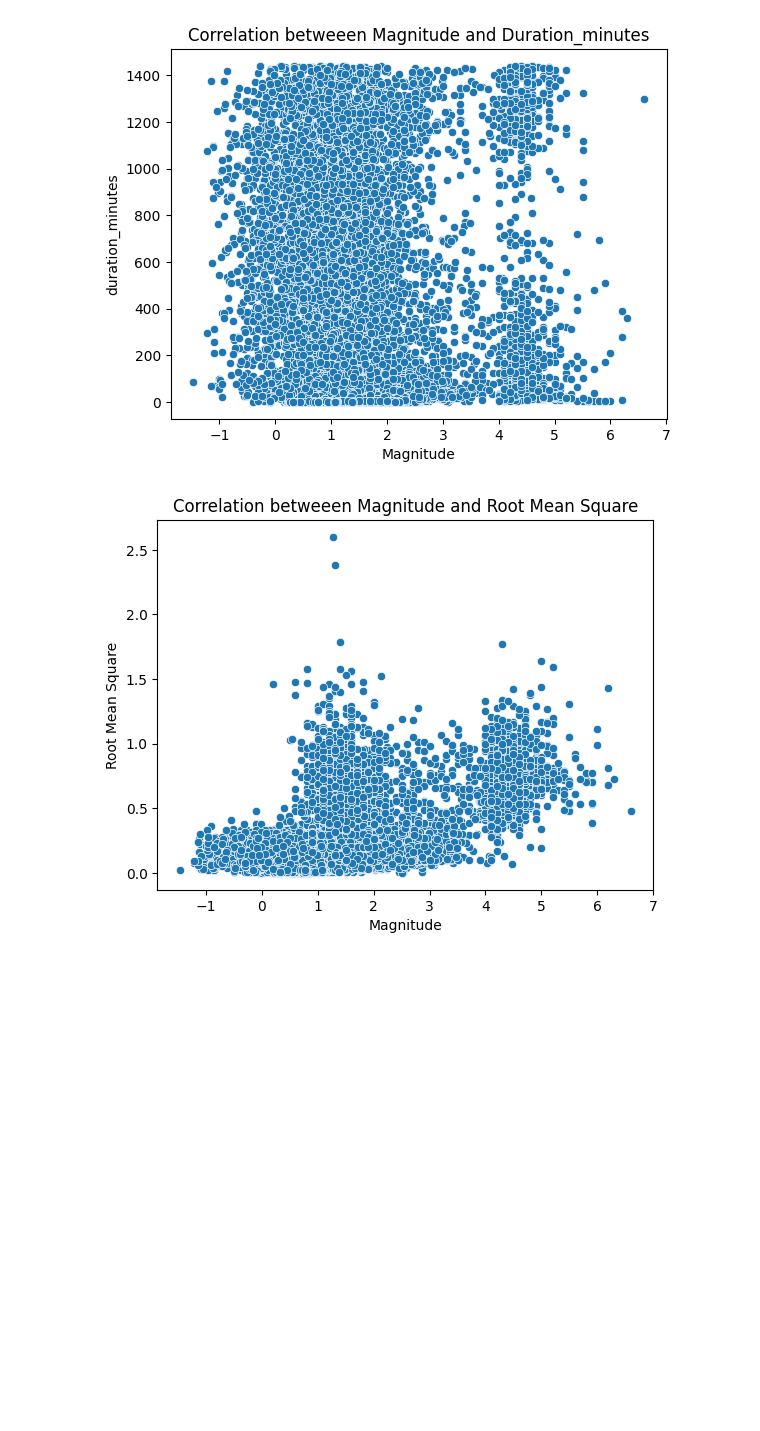
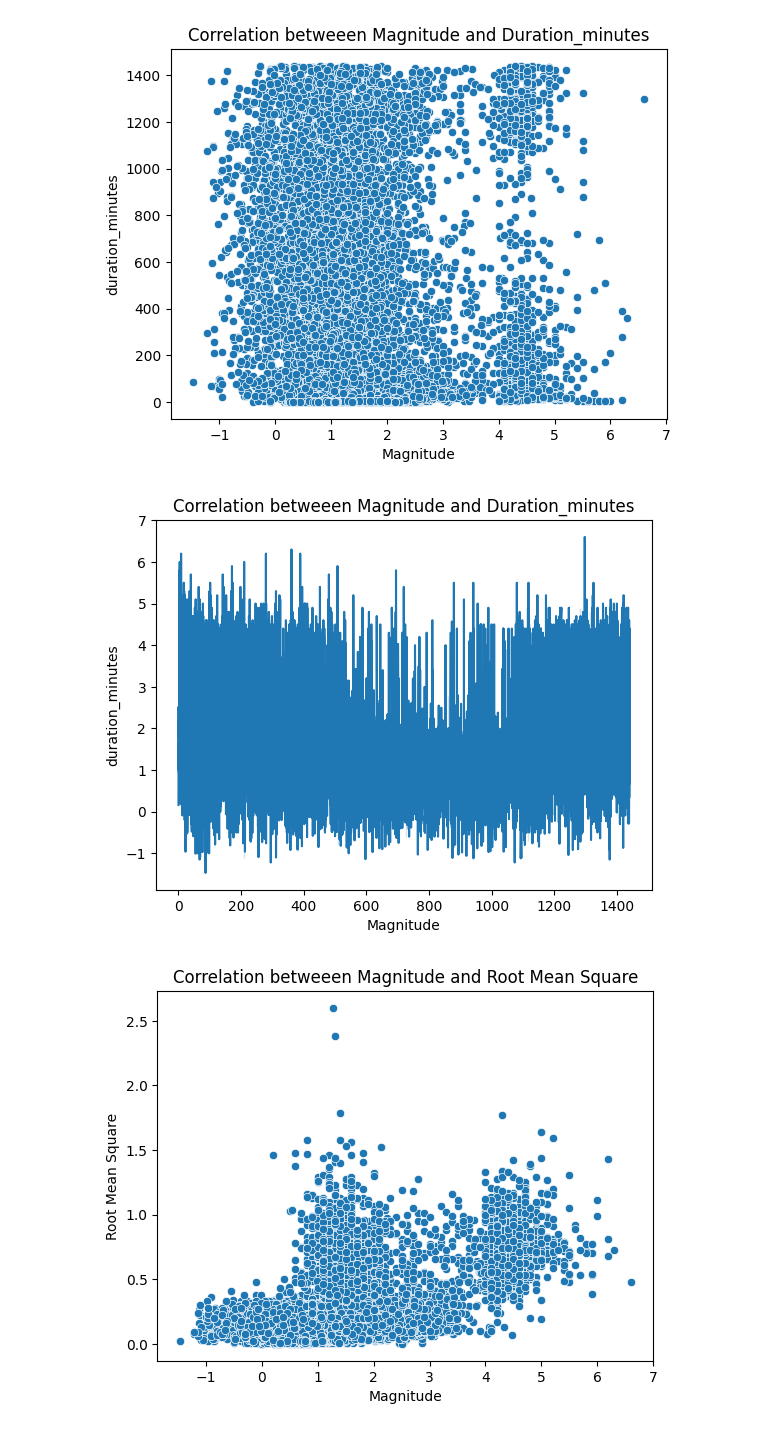
Before and after one commit to Mercymerine/Machine_Learning_1, a Jupyter notebook: cap_earthquake.ipynb, the cells around one changed output. Drawn from its saved outputs; the diff is of its cells as text; code cells hidden in the pictures; blank space fills up the shorter version.

```diff
--- a/cap_earthquake.ipynb
+++ b/cap_earthquake.ipynb
@@ -480,6 +515,15 @@ plt.title('Correlation betweeen Magnitude and Duration_minutes')
 plt.show()
 # %% [output]
 [figure]
+# %%
+sns.lineplot(y='mag', x='duration_minutes', data=cleaned_earthquake)
+
+plt.xlabel('Magnitude')
+plt.ylabel('duration_minutes')
+plt.title('Correlation betweeen Magnitude and Duration_minutes')
+plt.show()
+# %% [output]
+[figure, added]
 # %%
 sns.scatterplot(x='mag', y='rms', data=cleaned_earthquake)
 
```
Also changed, not shown: parts of 21 cells of this notebook.
